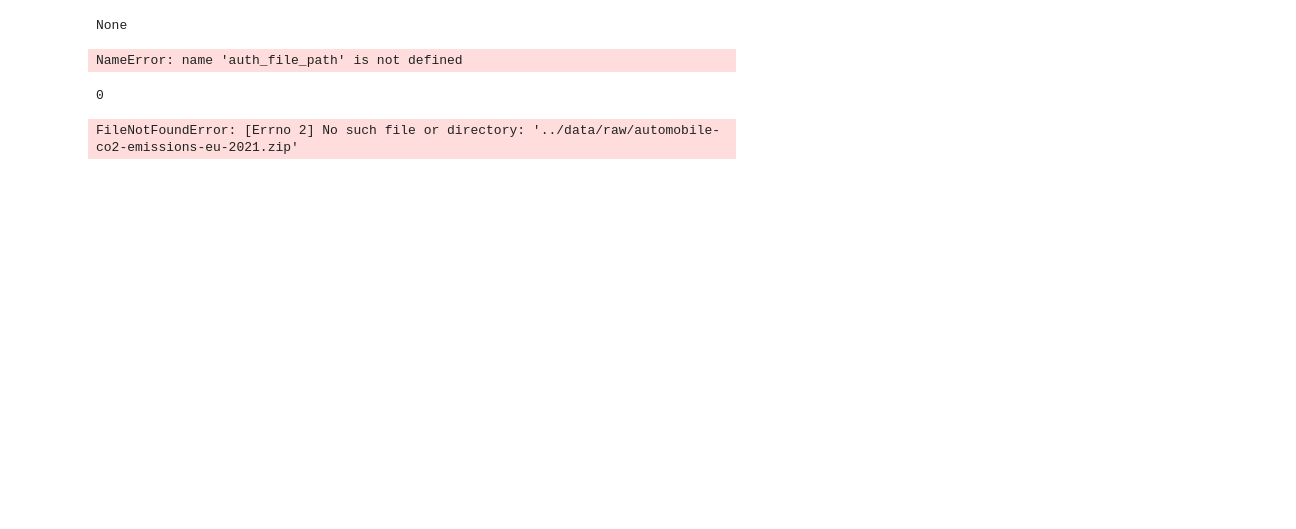
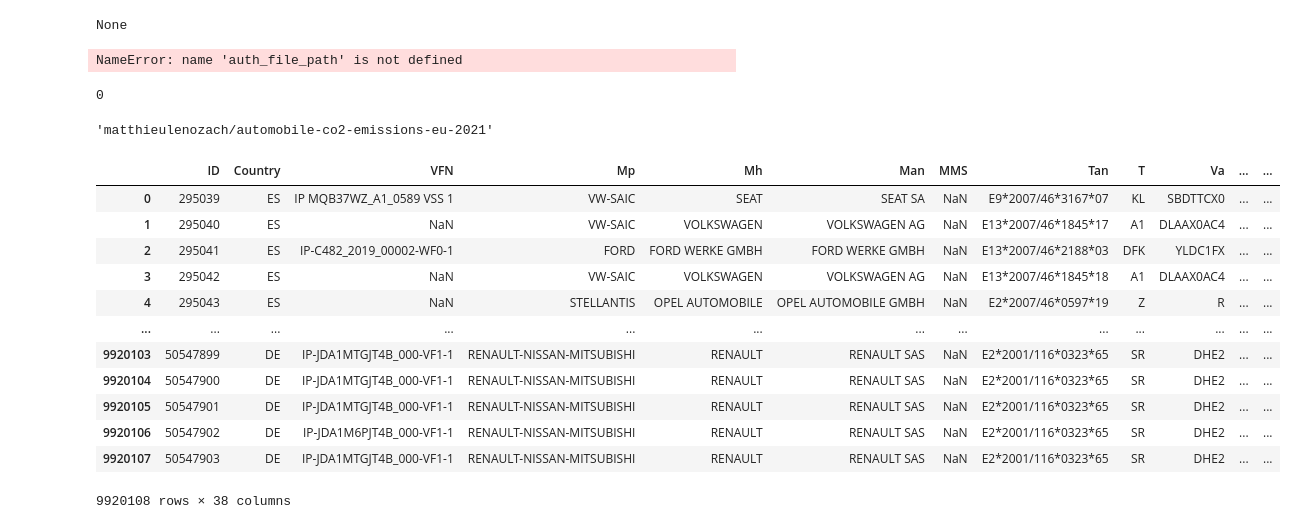
Before and after one commit to MatthieuLeNozach/car-co2-prediction_pre-release, a Jupyter notebook: notebooks/test_ludo_reg_preprocessing_fr-de_2021.ipynb, the cells around one changed output. Saved outputs shown, nothing was run; the diff lists cells and outputs as text; code cells hidden in the pictures; blank space fills up the shorter version.

Commit message:
Pb des fonctions download_co2_data et download_and_load_co2_data. Patch a vérifier dans app.py + Notebook reg_preprocessing_fr

```diff
--- a/notebooks/test_ludo_reg_preprocessing_fr-de_2021.ipynb
+++ b/notebooks/test_ludo_reg_preprocessing_fr-de_2021.ipynb
@@ -55,7 +59,64 @@ filepath='../data/raw'
 os.system(f'kaggle datasets download -d {dataset_id} -p {filepath}')
 # %% [output]
 0
-# %%
-df = co2.data.load_co2_data()
-# %% [output]
-FileNotFoundError: [Errno 2] No such file or directory: '../data/raw/automobile-co2-emissions-eu-2021.zip'
+# %%
+dataset_id
+# %% [output]
+'matthieulenozach/automobile-co2-emissions-eu-2021'
+# %%
+dataset_name = dataset_id.split('/')[-1]
+# %%
+def load_co2_data(dataset_name="automobile-co2-emissions-eu-2021", filepath='../data/raw'):
+    with zipfile.ZipFile(f'{filepath}/{dataset_name}.zip', 'r') as zip_ref:
+        zip_ref.extractall(filepath)
+    filename = zip_ref.namelist()[0]
+    data = pd.read_csv(f'{filepath}/{filename}', low_memory=False)
+    return data
+df = load_co2_data(dataset_name="automobile-co2-emissions-eu-2021", filepath='../data/raw')
+# %%
+# Cellule qui marche chez moi. Les manip autour de 'KAGGLE_CONFIG_DIR' ne donnent rien
+# a retester ?
+# Todo: Un test pour voir si ce dataset (meme id?, meme taille ?) a déja été
+# chargé car 4 min
+
+# Modifiée
+def download_co2_data(filepath='../data/raw'):
+    dataset_id = 'matthieulenozach/automobile-co2-emissions-eu-2021'
+    os.system(f'kaggle datasets download -d {dataset_id} -p {filepath}')
+    dataset_name = dataset_id.split('/')[-1]
+    return dataset_name
+
+# C'est la meme
+def load_co2_data(dataset_name="automobile-co2-emissions-eu-2021", filepath='../data/raw'):
+    with zipfile.ZipFile(f'{filepath}/{dataset_name}.zip', 'r') as zip_ref:
+        zip_ref.extractall(filepath)
+    filename = zip_ref.namelist()[0]
+    data = pd.read_csv(f'{filepath}/{filename}', low_memory=False)
+    return data
+
+# Modifiée
+def download_and_load_co2_data(filepath='../data/raw'):
+    dataset_name = download_co2_data(filepath)
+    data = load_co2_data(dataset_name, filepath)
+    return data
+
+df = download_and_load_co2_data(filepath='../data/raw')
+df.to_csv('../data/raw/df_test.csv')
+
+# time: 7 min
+# %%
+df
+# %% [output]
+|  | ID | Country | VFN | Mp | Mh | Man | MMS | Tan | T | Va | ... | ... |
+| 0 | 295039 | ES | IP MQB37WZ_A1_0589 VSS 1 | VW-SAIC | SEAT | SEAT SA | NaN | E9*2007/46*3167*07 | KL | SBDTTCX0 | ... | ... |
+| 1 | 295040 | ES | NaN | VW-SAIC | VOLKSWAGEN | VOLKSWAGEN AG | NaN | E13*2007/46*1845*17 | A1 | DLAAX0AC4 | ... | ... |
+| 2 | 295041 | ES | IP-C482_2019_00002-WF0-1 | FORD | FORD WERKE GMBH | FORD WERKE GMBH | NaN | E13*2007/46*2188*03 | DFK | YLDC1FX | ... | ... |
+| 3 | 295042 | ES | NaN | VW-SAIC | VOLKSWAGEN | VOLKSWAGEN AG | NaN | E13*2007/46*1845*18 | A1 | DLAAX0AC4 | ... | ... |
+| 4 | 295043 | ES | NaN | STELLANTIS | OPEL AUTOMOBILE | OPEL AUTOMOBILE GMBH | NaN | E2*2007/46*0597*19 | Z | R | ... | ... |
+| ... | ... | ... | ... | ... | ... | ... | ... | ... | ... | ... | ... | ... |
+| 9920103 | 50547899 | DE | IP-JDA1MTGJT4B_000-VF1-1 | RENAULT-NISSAN-MITSUBISHI | RENAULT | RENAULT SAS | NaN | E2*2001/116*0323*65 | SR | DHE2 | ... | ... |
+| 9920104 | 50547900 | DE | IP-JDA1MTGJT4B_000-VF1-1 | RENAULT-NISSAN-MITSUBISHI | RENAULT | RENAULT SAS | NaN | E2*2001/116*0323*65 | SR | DHE2 | ... | ... |
+| 9920105 | 50547901 | DE | IP-JDA1MTGJT4B_000-VF1-1 | RENAULT-NISSAN-MITSUBISHI | RENAULT | RENAULT SAS | NaN | E2*2001/116*0323*65 | SR | DHE2 | ... | ... |
+| 9920106 | 50547902 | DE | IP-JDA1M6PJT4B_000-VF1-1 | RENAULT-NISSAN-MITSUBISHI | RENAULT | RENAULT SAS | NaN | E2*2001/116*0323*65 | SR | DHE2 | ... | ... |
+| 9920107 | 50547903 | DE | IP-JDA1MTGJT4B_000-VF1-1 | RENAULT-NISSAN-MITSUBISHI | RENAULT | RENAULT SAS | NaN | E2*2001/116*0323*65 | SR | DHE2 | ... | ... |
+9920108 rows × 38 columns
```
Also changed, not shown: parts of 31 cells of this notebook, 1 other file.
